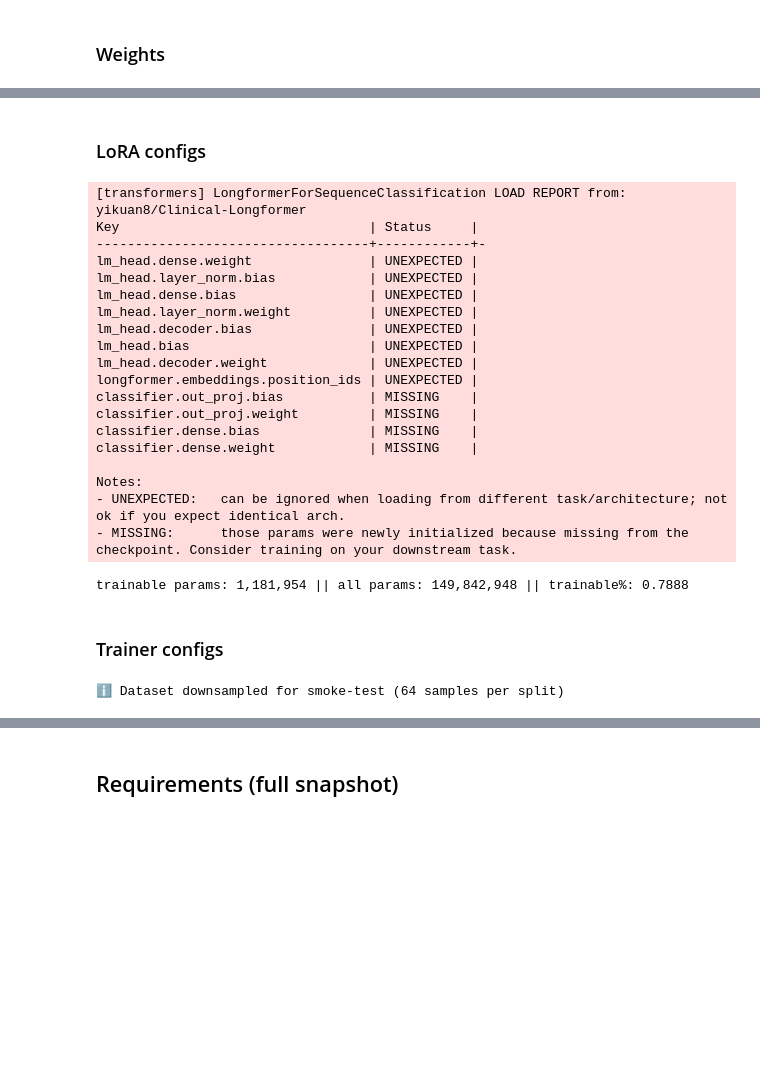
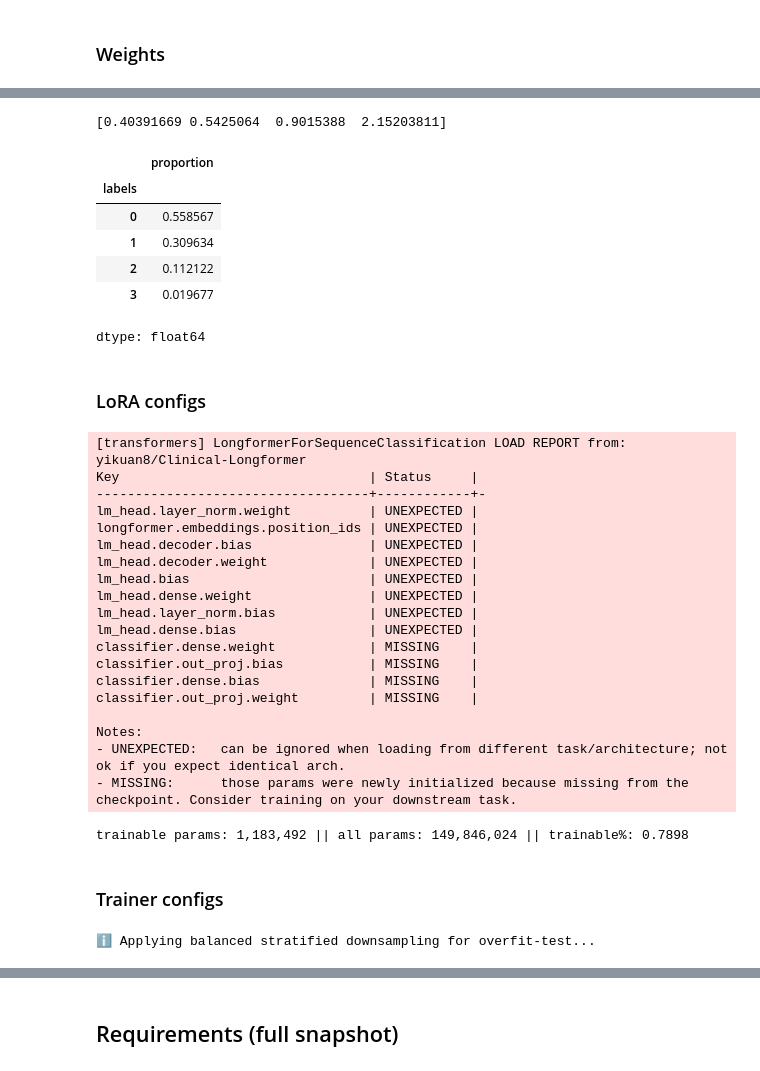
Before and after one commit to Francesco-Alb/biomed-ie-distill-xai, a Jupyter notebook: notebooks/04_re_training.ipynb, the cells around one changed output, grey strips where cells are left out. Drawn from its saved outputs; the diff is of its cells as text; code cells hidden in the pictures; blank space fills up the shorter version.

```diff
--- a/notebooks/04_re_training.ipynb
+++ b/notebooks/04_re_training.ipynb
@@ -460,3 +486,16 @@ Reason: Imbalance is mild (2.17:1 < 10.0:1).
+# %%
+# DELETEME
+print(weight_values)
+display(tokenized_dataset["train"].to_pandas()["labels"].value_counts(normalize=True).sort_index())
+# %% [output]
+[0.40391669 0.5425064  0.9015388  2.15203811]
+|  | proportion |
+| labels |  |
+| 0 | 0.558567 |
+| 1 | 0.309634 |
+| 2 | 0.112122 |
+| 3 | 0.019677 |
+dtype: float64
 # %% [markdown]
 ### LoRA configs
 # %%
@@ -480,8 +519,8 @@ peft_config = LoraConfig(
     r=16,
     lora_alpha=32,
     lora_dropout=0.1,
-    target_modules=["query", "value"]
-    # target_modules="all-linear" # TODO: uncomment and use
+    # target_modules=["query", "value"]
+    target_modules="all-linear" # TODO: uncomment and use
 )
 
 temp_model = get_peft_model(temp_model, peft_config)
@@ -492,40 +531,49 @@ temp_model.print_trainable_parameters()
 [transformers] LongformerForSequenceClassification LOAD REPORT from: yikuan8/Clinical-Longformer
 Key                                | Status     |
 -----------------------------------+------------+-
+lm_head.layer_norm.weight          | UNEXPECTED |
+longformer.embeddings.position_ids | UNEXPECTED |
+lm_head.decoder.bias               | UNEXPECTED |
+lm_head.decoder.weight             | UNEXPECTED |
+lm_head.bias                       | UNEXPECTED |
 lm_head.dense.weight               | UNEXPECTED |
 lm_head.layer_norm.bias            | UNEXPECTED |
 lm_head.dense.bias                 | UNEXPECTED |
-lm_head.layer_norm.weight          | UNEXPECTED |
-lm_head.decoder.bias               | UNEXPECTED |
-lm_head.bias                       | UNEXPECTED |
-lm_head.decoder.weight             | UNEXPECTED |
-longformer.embeddings.position_ids | UNEXPECTED |
+classifier.dense.weight            | MISSING    |
 classifier.out_proj.bias           | MISSING    |
+classifier.dense.bias              | MISSING    |
 classifier.out_proj.weight         | MISSING    |
-classifier.dense.bias              | MISSING    |
-classifier.dense.weight            | MISSING    |
 
 Notes:
 - UNEXPECTED:   can be ignored when loading from different task/architecture; not ok if you expect identical arch.
 - MISSING:      those params were newly initialized because missing from the checkpoint. Consider training on your downstream task.
-trainable params: 1,181,954 || all params: 149,842,948 || trainable%: 0.7888
+trainable params: 1,183,492 || all params: 149,846,024 || trainable%: 0.7898
 # %% [markdown]
 ### Trainer configs
-# %%
-seed_list = sorted({1, 42, 123})
-
-if config.env.smoke_test:
-    seed_list = [1, 2]
-    n_samples = 64
-    print(f"ℹ️ Dataset downsampled for smoke-test ({n_samples} samples per split)")
-    tokenized_dataset = DatasetDict({
-        split: tokenized_dataset[split]
-        .shuffle(seed=config.env.seed)
-        .select(range(n_samples))
-        for split in tokenized_dataset.keys()
-    })
-# %% [output]
-ℹ️ Dataset downsampled for smoke-test (64 samples per split)
+# %%
+seed_list = sorted({1, 42, 123})
+
+if config.env.smoke_test:
+    seed_list = [1, 2]
+    print("ℹ️ Applying balanced stratified downsampling for smoke-test...")
+    tokenized_dataset = create_balanced_stratified_subset(
+        dataset_dict=tokenized_dataset,
+        n_samples=64,
+        seed=config.env.seed,
+        label_column="labels"
+    )
+
+elif config.env.overfit_test:
+    seed_list = [1]
+    print("ℹ️ Applying balanced stratified downsampling for overfit-test...")
+    tokenized_dataset = create_balanced_stratified_subset(
+        dataset_dict=tokenized_dataset,
+        n_samples=16,
+        seed=config.env.seed,
+        label_column="labels"
+    )
+# %% [output]
+ℹ️ Applying balanced stratified downsampling for overfit-test...
 # %%
 early_stopping = EarlyStoppingCallback(
     early_stopping_patience=2,
```
Also changed, not shown: parts of 18 cells of this notebook, 2 other files.
